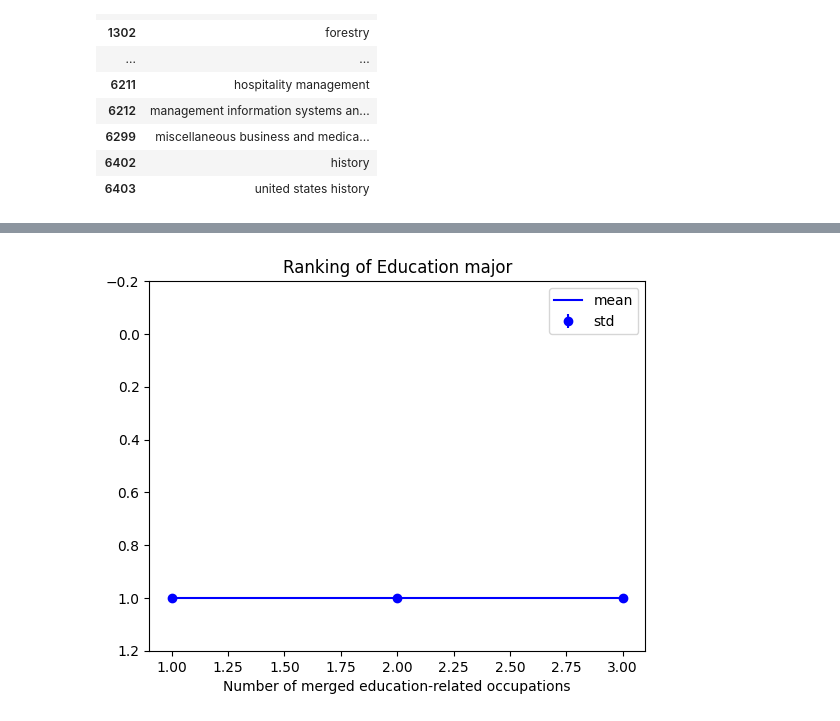
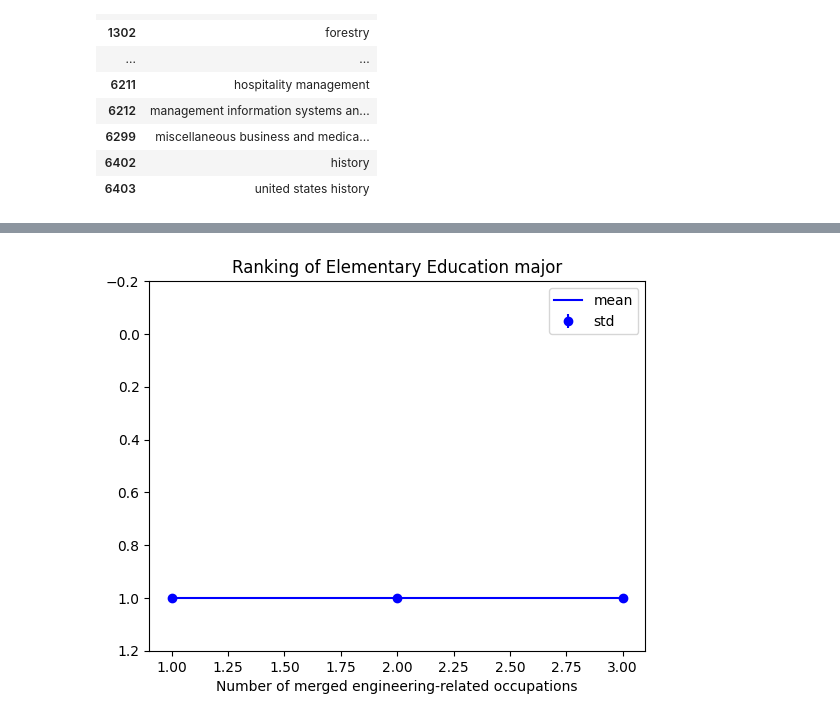
Before and after one commit to shimaohajime/major_occupation_specificity, a Jupyter notebook: src/appendix_simulations1_data_requirements.ipynb, the cells around one changed output, grey strips where cells are left out. Saved outputs shown, nothing was run; the diff lists cells and outputs as text; code cells hidden in the pictures.

```diff
--- a/src/appendix_simulations1_data_requirements.ipynb
+++ b/src/appendix_simulations1_data_requirements.ipynb
@@ -240,7 +333,11 @@ for soc_level in [2,4]:
 
 
     # Merge all the majors that start from "23xx" by adding them up
-    for m in ['23','24']:#
+    for m in ['23','24']:
+        '''
+        23: education administration and teaching
+        24: engineering
+        '''
 
         test_majors = adj_matrix.index[adj_matrix.index.astype(str).str.startswith(m)]
 
@@ -501,6 +598,10 @@ for soc_level in [2,4]:
     adj_matrix_degfieldd = pd.read_csv(f'../data/processed_data/acs/adj_degfieldd_soc{soc_level}.csv',index_col=0)
 
     for m in ['23','24']:
+        '''
+        23: education administration and teaching
+        24: engineering
+        '''
 
         test_majors = adj_matrix_degfieldd.index[adj_matrix_degfieldd.index.astype(str).str.startswith(m)]
 
@@ -772,4 +894,5 @@ for o in ['17','25']:
 # %%
+# Merging occupations, at soc2 and degfieldd level
 major_var = 'degfieldd'
 major_name = df_degfield if major_var == 'degfield' else df_degfieldd
 major_name.index.name = 'major'
@@ -783,7 +906,17 @@ adj_matrix_soc4 = pd.read_csv(f'../data/processed_data/acs/adj_{major_var}_soc4.
 
 
 for o in ['17','25']:
+    '''
+    17:Architecture & Engineering Occupations
+    25:Education, Training, & Library Occupations
+    '''
+    xlabel = 'Number of merged education-related occupations' if o=='25' else 'Number of merged engineering-related occupations'
     for m in ['2304','2407']:
+        '''
+        2304: elementary education
+        2407: computer engineering
+        '''
+        title = f'Ranking of Elementary Education major' if m=='2304' else f'Ranking of Computer Engineering major'
         test_occupations = adj_matrix_soc4.columns[adj_matrix_soc4.columns.astype(str).str.startswith(o)]
 
         major_i_ranking_iter = pd.DataFrame()
@@ -830,12 +963,12 @@ for o in ['17','25']:
         ## Show std as error bar
         ax.errorbar(major_i_ranking_iter.columns, major_i_ranking_iter.loc['mean']/n_effective_majors, yerr=major_i_ranking_iter.loc['std']/n_effective_majors, fmt='o', label='std',color='blue')
         #dashed vertical line for the actual number
-        ax.set_title(f'Ranking of Education major')
+        ax.set_title(title)
         # Flip y-axis
         ax.invert_yaxis()
         ax.set_ylim(1.2,-.2)
 
-        ax.set_xlabel('Number of merged education-related occupations')
+        ax.set_xlabel(xlabel)
 
 
         # Save fig
@@ -849,4 +982,6 @@ for o in ['17','25']:
 # %%
+# Merging occupations, at soc4 and degfieldd level
+
 major_var = 'degfieldd'
 major_name = df_degfield if major_var == 'degfield' else df_degfieldd
 major_name.index.name = 'major'
@@ -859,7 +994,17 @@ adj_matrix_soc4 = pd.read_csv(f'../data/processed_data/acs/adj_{major_var}_soc4.
 
 
 for o in ['17','25']:
+    '''
+    17:Architecture & Engineering Occupations
+    25:Education, Training, & Library Occupations
+    '''
+    xlabel = 'Number of merged education-related occupations' if o=='25' else 'Number of merged engineering-related occupations'
     for m in ['2304','2407']:
+        '''
+        2304: elementary education
+        2407: computer engineering
+        '''
+        title = f'Ranking of Elementary Education major' if m=='2304' else f'Ranking of Computer Engineering major'
         test_occupations = adj_matrix_soc4.columns[adj_matrix_soc4.columns.astype(str).str.startswith(o)]
 
 
@@ -887,33 +1032,33 @@ for o in ['17','25']:
                 major_ref_top = major_ref_top_degfieldd if major_var == 'degfieldd' else major_ref_top_degfield
                 major_ref_bottom = major_ref_bottom_degfieldd if major_var == 'degfieldd' else major_ref_bottom_degfield
                 if ranking[major_ref_top]>ranking[major_ref_bottom]:
                     mci_b_H = -mci_b_H
                     ranking = mci_b_H.iloc[:,-1].rank(ascending=True)
 
                 rankings_.append(ranking)
 
                 major_i_rankings_.append(ranking[int(m)])
             major_i_ranking_iter[n] = pd.Series(major_i_rankings_).describe()
             pd.concat(rankings_,axis=1)
 
         n_effective_majors = adj_matrix.shape[0]
 
         # Plot engineer_ranking_iter across n
         fig, ax = plt.subplots()
         ax.plot(major_i_ranking_iter.loc['mean']/n_effective_majors, label='mean',color='blue')
         ## Show std as error bar
         ax.errorbar(major_i_ranking_iter.columns, major_i_ranking_iter.loc['mean']/n_effective_majors, yerr=major_i_ranking_iter.loc['std']/n_effective_majors, fmt='o', label='std',color='blue')
         #dashed vertical line for the actual number
-        ax.set_title(f'Ranking of Education major')
+        ax.set_title(title)
         # Flip y-axis
         ax.invert_yaxis()
         ax.set_ylim(1.2,-.2)
 
-        ax.set_xlabel('Number of merged education-related occupations')
+        ax.set_xlabel(xlabel)
 
 
         # Save fig
         plt.legend()
         plt.savefig(f'../results_JHR_revision2/merge_occ_{o}xx_ranking_{m}_soc4.pdf')
 # %% [output]
-[figure, old version]
+[figure, new version]
```
Also changed, not shown: parts of 14 cells of this notebook.
